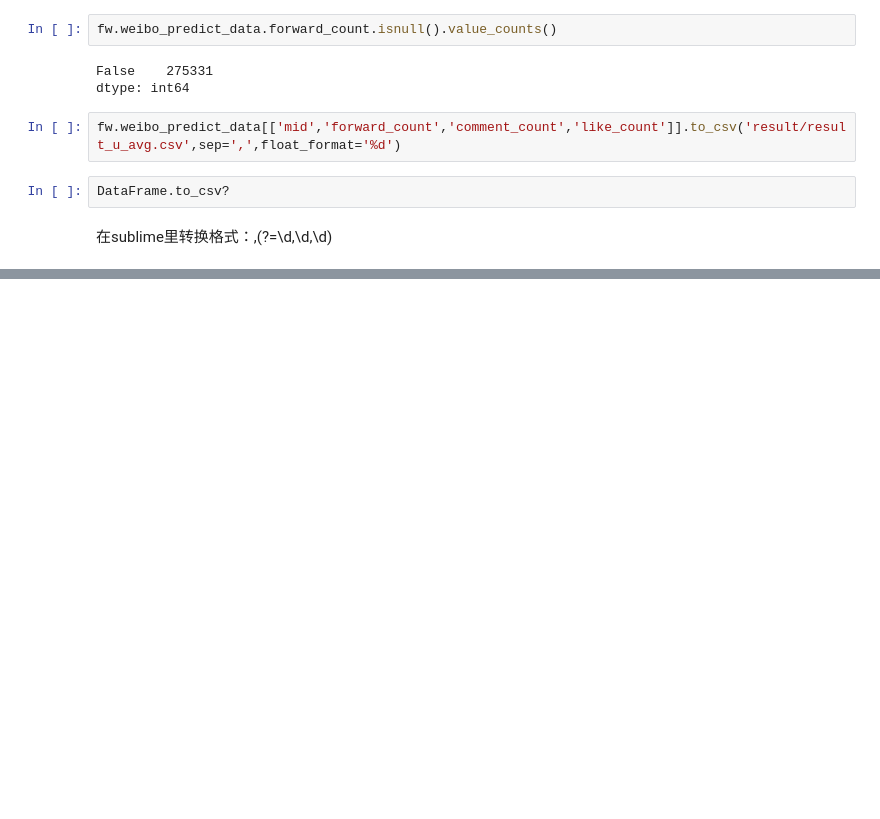
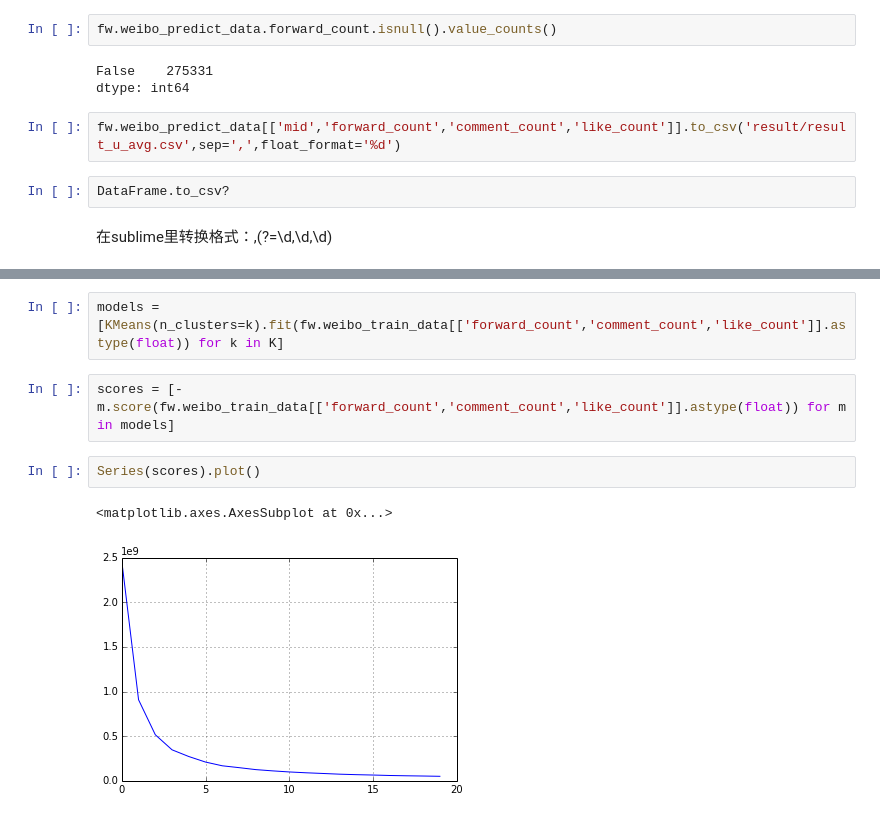
Before and after one commit to JeremyLi28/Data-pipeline-for-Sina-Weibo-Interaction-prediction, a Jupyter notebook: DataExploration.ipynb, the cells around one changed output, grey strips where cells are left out. Cells and saved outputs as stored; diff of their text form; blank space fills up the shorter version.

```diff
--- a/DataExploration.ipynb
+++ b/DataExploration.ipynb
@@ -533,0 +632,9 @@ DataFrame.to_csv?
+# %%
+models = [KMeans(n_clusters=k).fit(fw.weibo_train_data[['forward_count','comment_count','like_count']].astype(float)) for k in K]
+# %%
+scores = [-m.score(fw.weibo_train_data[['forward_count','comment_count','like_count']].astype(float)) for m in models]
+# %%
+Series(scores).plot()
+# %% [output]
+<matplotlib.axes.AxesSubplot at 0x...>
+[figure, added]
```
Also changed, not shown: parts of 62 cells of this notebook, 6 other files.
